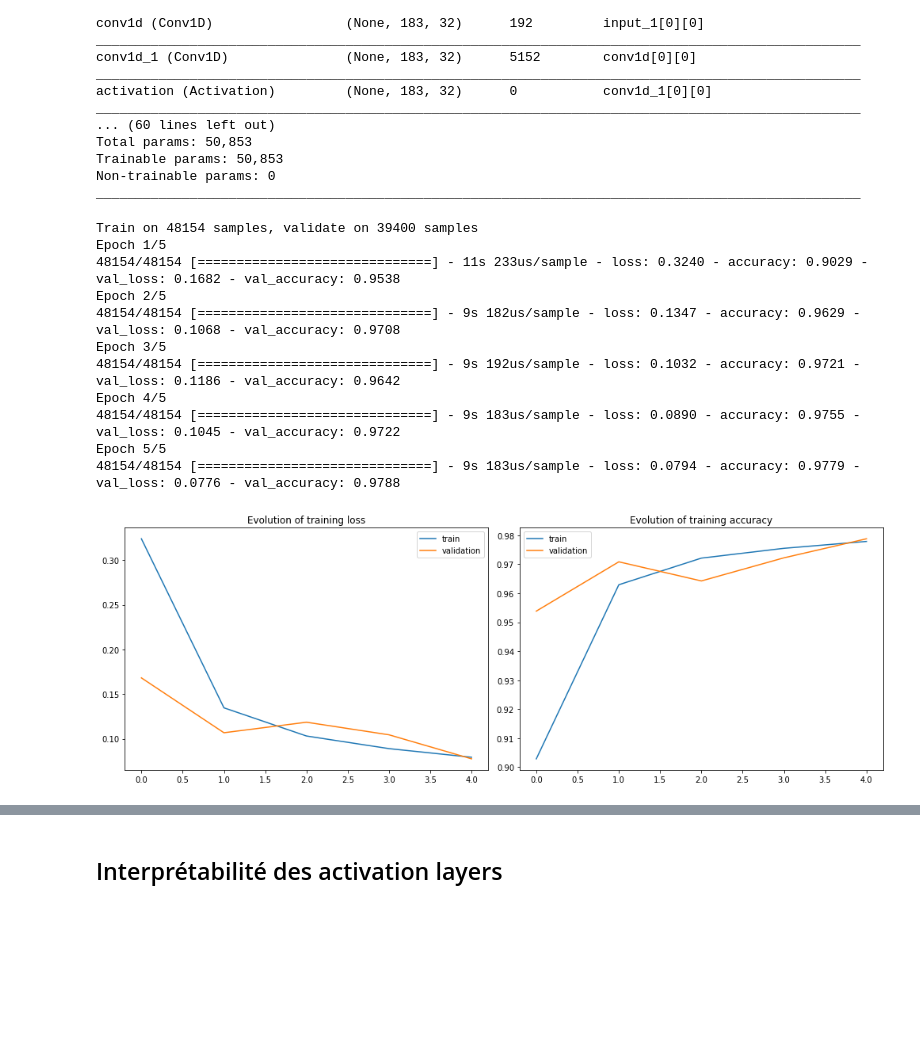
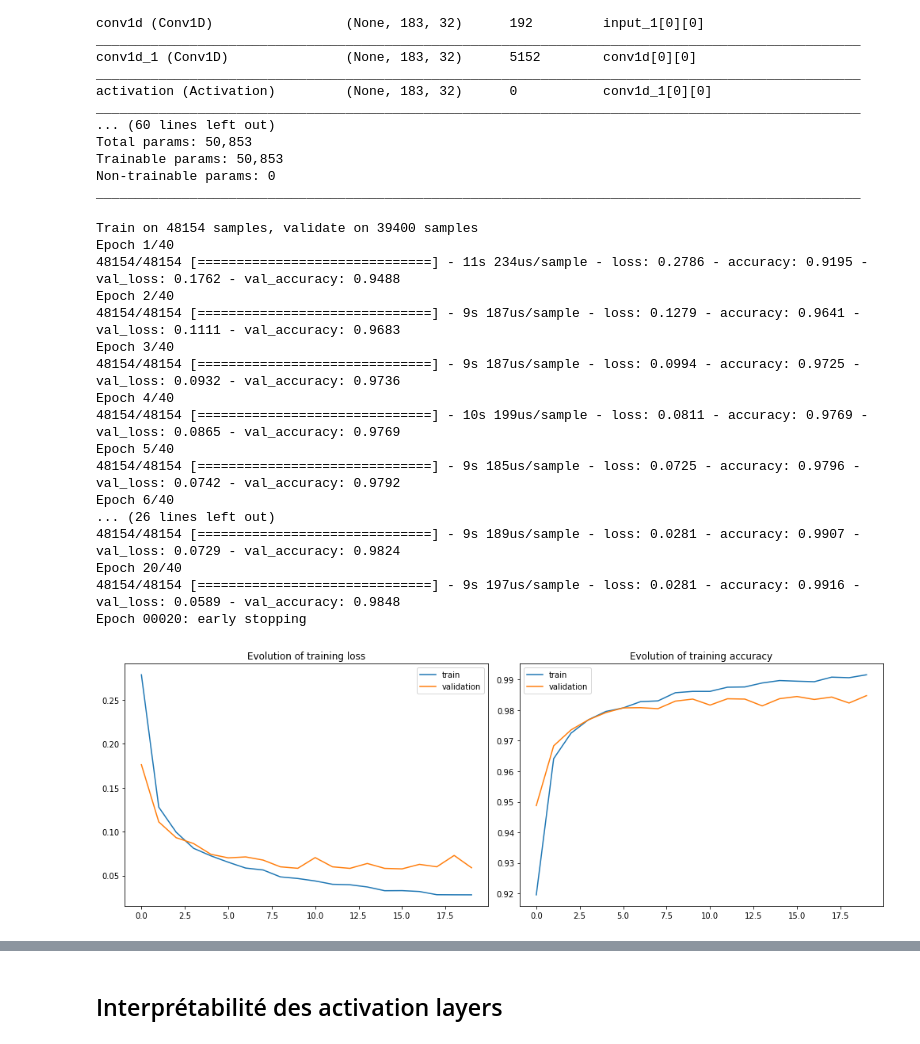
Before and after one commit to Benoitane/Deep-learning, a Jupyter notebook: DL_projet.ipynb, the cells around one changed output, grey strips where cells are left out. Saved outputs shown, nothing was run; the diff lists cells and outputs as text; code cells hidden in the pictures; blank space fills up the shorter version.

```diff
--- a/DL_projet.ipynb
+++ b/DL_projet.ipynb
@@ -426,7 +450,21 @@ from models.cnn_article import CNN_simple
 # %%
-xtrain,ytrain,xval,yval,xtest,ytest = split_dataset(data_train,labels_train,data_test,labels_test,val_prop = 0.45, Deep = True,modele = 'CNN')
+xtrain,ytrain,xval,yval,xtest,ytest = split_dataset(data_train,labels_train,data_test,labels_test,val_prop = 0.31, Deep = True,modele = 'CNN')
+# %%
+batch_size = 500
+n_obs = xtrain.shape[0]
+
+def exp_decay(epoch):
+    initial_lrate = 0.001
+    k = 0.75
+    t = n_obs//(10000 * batch_size)
+    lrate = initial_lrate * math.exp(-k*t)
+    return lrate
+
+earlystopper = EarlyStopping(patience=5, verbose=1)
+lrate = LearningRateScheduler(exp_decay)
+callbacks = [lrate, earlystopper]
 # %%
-cnnarticle =  CNN_simple('save/',input_shape=(xtrain.shape[1],1), nb_classes=5,n_feature_maps = 64,kernel_size=5, verbose=1)
+cnnarticle =  CNN_simple('save/',input_shape=(xtrain.shape[1],1), nb_classes=5,Early_Stopping = earlystopper,reduce_lr = lrate,n_feature_maps = 64,kernel_size=5, verbose=1)
 # %% [output]
 Model: "model"
 __________________________________________________________________________________________________
@@ -445,37 +483,27 @@ Total params: 50,853
 Trainable params: 50,853
 Non-trainable params: 0
 __________________________________________________________________________________________________
-# %%
-batch_size = 500
-n_obs = xtrain.shape[0]
-
-def exp_decay(epoch):
-    initial_lrate = 0.001
-    k = 0.75
-    t = n_obs//(10000 * batch_size)
-    lrate = initial_lrate * math.exp(-k*t)
-    return lrate
-
-earlystopper = EarlyStopping(patience=4, verbose=1)
-lrate = LearningRateScheduler(exp_decay)
-file_path = 'best_model.art'
-model_checkpoint = keras.callbacks.ModelCheckpoint(filepath=file_path, monitor='loss', save_best_only=True)
-callbacks = [lrate, earlystopper, model_checkpoint]
 # %%
-hist = train_deep_modele(cnnarticle, xtrain, ytrain, epochs = 5, callbacks = callbacks, batch_size = 128, val_data = (xval, yval))
+hist = train_deep_modele(cnnarticle, xtrain, ytrain, epochs = 40, callbacks = callbacks, batch_size = 128, val_data = (xval, yval))
 # %% [output]
 Train on 48154 samples, validate on 39400 samples
-Epoch 1/5
-48154/48154 [==============================] - 11s 233us/sample - loss: 0.3240 - accuracy: 0.9029 - val_loss: 0.1682 - val_accuracy: 0.9538
-Epoch 2/5
-48154/48154 [==============================] - 9s 182us/sample - loss: 0.1347 - accuracy: 0.9629 - val_loss: 0.1068 - val_accuracy: 0.9708
-Epoch 3/5
-48154/48154 [==============================] - 9s 192us/sample - loss: 0.1032 - accuracy: 0.9721 - val_loss: 0.1186 - val_accuracy: 0.9642
-Epoch 4/5
-48154/48154 [==============================] - 9s 183us/sample - loss: 0.0890 - accuracy: 0.9755 - val_loss: 0.1045 - val_accuracy: 0.9722
-Epoch 5/5
-48154/48154 [==============================] - 9s 183us/sample - loss: 0.0794 - accuracy: 0.9779 - val_loss: 0.0776 - val_accuracy: 0.9788
+Epoch 1/40
+48154/48154 [==============================] - 11s 234us/sample - loss: 0.2786 - accuracy: 0.9195 - val_loss: 0.1762 - val_accuracy: 0.9488
+Epoch 2/40
+48154/48154 [==============================] - 9s 187us/sample - loss: 0.1279 - accuracy: 0.9641 - val_loss: 0.1111 - val_accuracy: 0.9683
+Epoch 3/40
+48154/48154 [==============================] - 9s 187us/sample - loss: 0.0994 - accuracy: 0.9725 - val_loss: 0.0932 - val_accuracy: 0.9736
+Epoch 4/40
+48154/48154 [==============================] - 10s 199us/sample - loss: 0.0811 - accuracy: 0.9769 - val_loss: 0.0865 - val_accuracy: 0.9769
+Epoch 5/40
+48154/48154 [==============================] - 9s 185us/sample - loss: 0.0725 - accuracy: 0.9796 - val_loss: 0.0742 - val_accuracy: 0.9792
+Epoch 6/40
+... (26 lines left out)
+48154/48154 [==============================] - 9s 189us/sample - loss: 0.0281 - accuracy: 0.9907 - val_loss: 0.0729 - val_accuracy: 0.9824
+Epoch 20/40
+48154/48154 [==============================] - 9s 197us/sample - loss: 0.0281 - accuracy: 0.9916 - val_loss: 0.0589 - val_accuracy: 0.9848
+Epoch 00020: early stopping
-[figure, old version]
+[figure, new version]
 # %%
 ypred = cnnarticle.predict(xtest)
 print(evaluate(ytest.argmax(axis=1), ypred.argmax(axis=1)))
```
Also changed, not shown: parts of 26 cells of this notebook, 17 other files.
